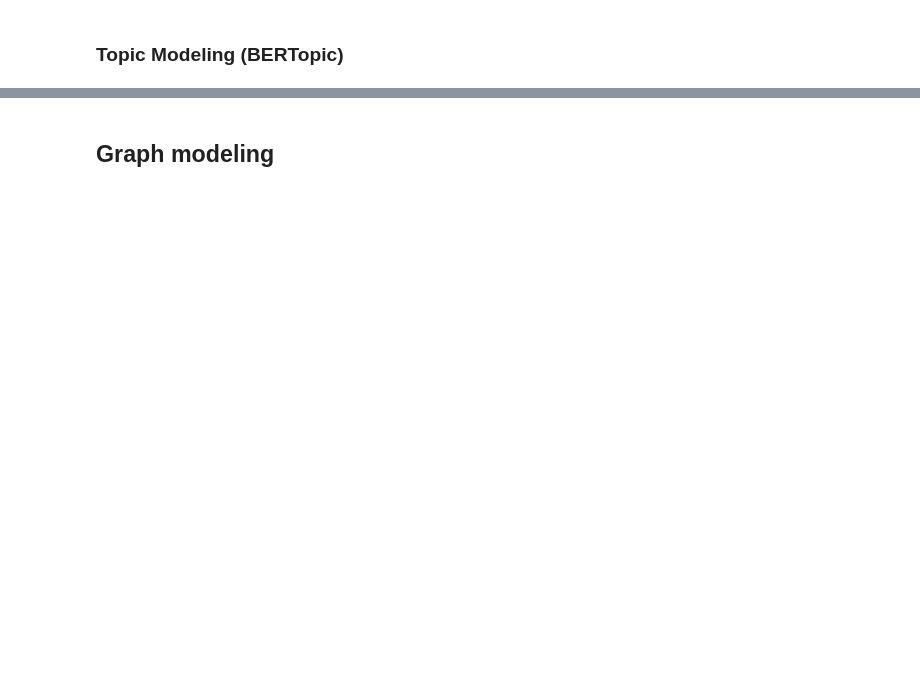
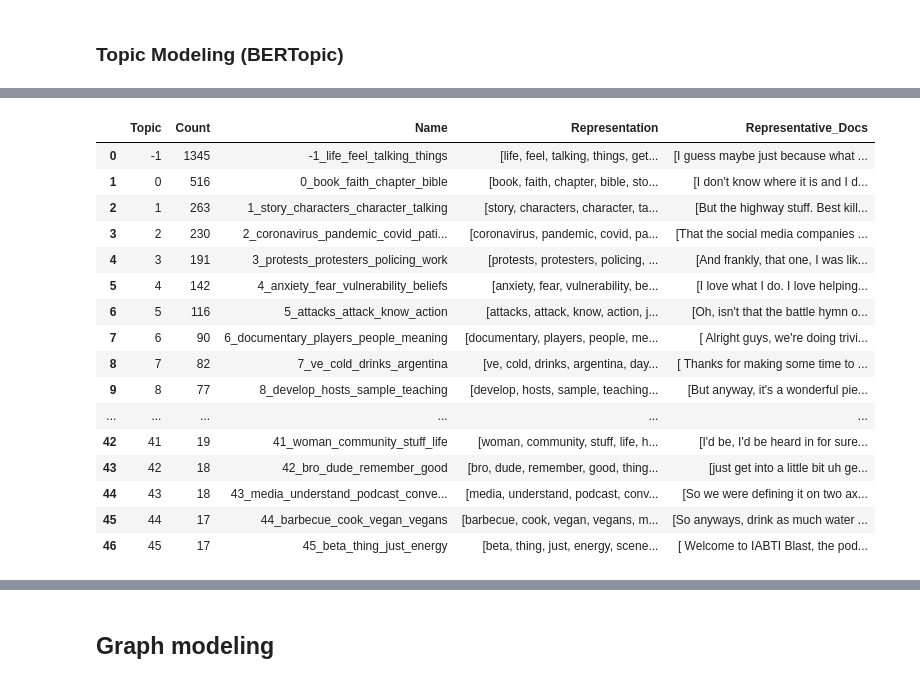
Before and after one commit to au-nlp/project-milestone-p2-group-10, a Jupyter notebook: main.ipynb, the cells around one changed output, grey strips where cells are left out. Drawn from its saved outputs; the diff is of its cells as text; code cells hidden in the pictures; blank space fills up the shorter version.

```diff
--- a/main.ipynb
+++ b/main.ipynb
@@ -1121,5 +1119,6 @@ topic_model.get_topic_info()
 # %%
-umap_model_new = UMAP(n_neighbors=25, n_components=5, min_dist=0.0, metric='cosine', random_state=42)
+umap_model_new = UMAP(n_neighbors=20, n_components=10, min_dist=0.0, metric='cosine', random_state=42)
 topic_model.umap_model = umap_model_new
 topics, probs = topic_model.fit_transform(all_texts, X_embeddings)
 topic_model.get_topic_info()
+# %% [output]
@@ -1126,3 +1131,20 @@ topic_model.get_topic_info()
+|  | Topic | Count | Name | Representation | Representative_Docs |
+| 0 | -1 | 1345 | -1_life_feel_talking_things | [life, feel, talking, things, get... | [I guess maybe just because what ... |
+| 1 | 0 | 516 | 0_book_faith_chapter_bible | [book, faith, chapter, bible, sto... | [I don't know where it is and I d... |
+| 2 | 1 | 263 | 1_story_characters_character_talking | [story, characters, character, ta... | [But the highway stuff. Best kill... |
+| 3 | 2 | 230 | 2_coronavirus_pandemic_covid_pati... | [coronavirus, pandemic, covid, pa... | [That the social media companies ... |
+| 4 | 3 | 191 | 3_protests_protesters_policing_work | [protests, protesters, policing, ... | [And frankly, that one, I was lik... |
+| 5 | 4 | 142 | 4_anxiety_fear_vulnerability_beliefs | [anxiety, fear, vulnerability, be... | [I love what I do. I love helping... |
+| 6 | 5 | 116 | 5_attacks_attack_know_action | [attacks, attack, know, action, j... | [Oh, isn't that the battle hymn o... |
+| 7 | 6 | 90 | 6_documentary_players_people_meaning | [documentary, players, people, me... | [ Alright guys, we're doing trivi... |
+| 8 | 7 | 82 | 7_ve_cold_drinks_argentina | [ve, cold, drinks, argentina, day... | [ Thanks for making some time to ... |
+| 9 | 8 | 77 | 8_develop_hosts_sample_teaching | [develop, hosts, sample, teaching... | [But anyway, it's a wonderful pie... |
+| ... | ... | ... | ... | ... | ... |
+| 42 | 41 | 19 | 41_woman_community_stuff_life | [woman, community, stuff, life, h... | [I'd be, I'd be heard in for sure... |
+| 43 | 42 | 18 | 42_bro_dude_remember_good | [bro, dude, remember, good, thing... | [just get into a little bit uh ge... |
+| 44 | 43 | 18 | 43_media_understand_podcast_conve... | [media, understand, podcast, conv... | [So we were defining it on two ax... |
+| 45 | 44 | 17 | 44_barbecue_cook_vegan_vegans | [barbecue, cook, vegan, vegans, m... | [So anyways, drink as much water ... |
+| 46 | 45 | 17 | 45_beta_thing_just_energy | [beta, thing, just, energy, scene... | [ Welcome to IABTI Blast, the pod... |
 # %%
 from sklearn.cluster import KMeans
 
```
Also changed, not shown: parts of 13 cells of this notebook, 3 other files.
